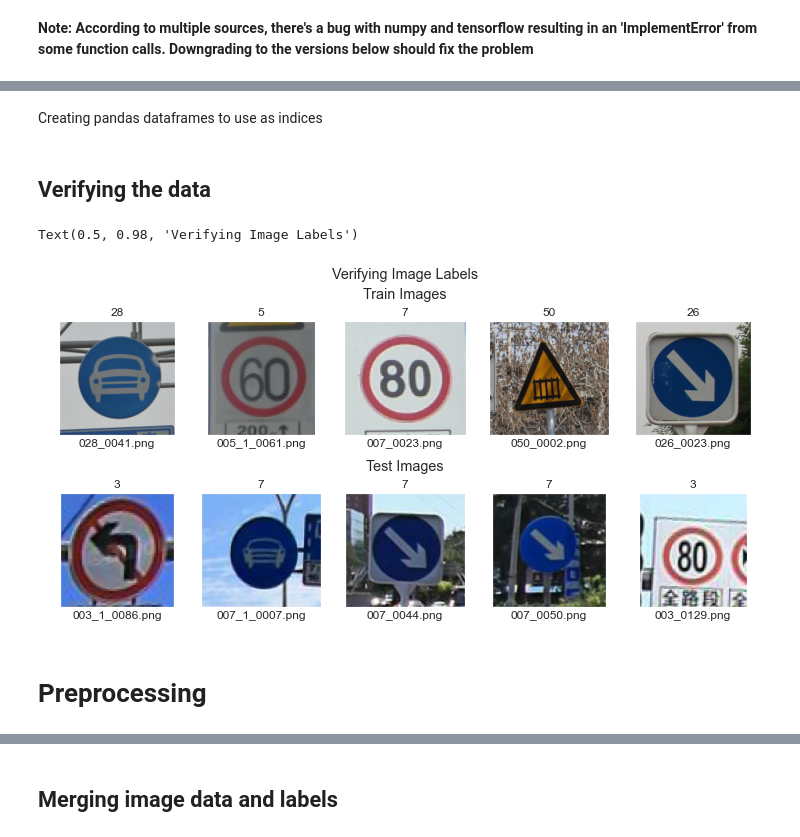
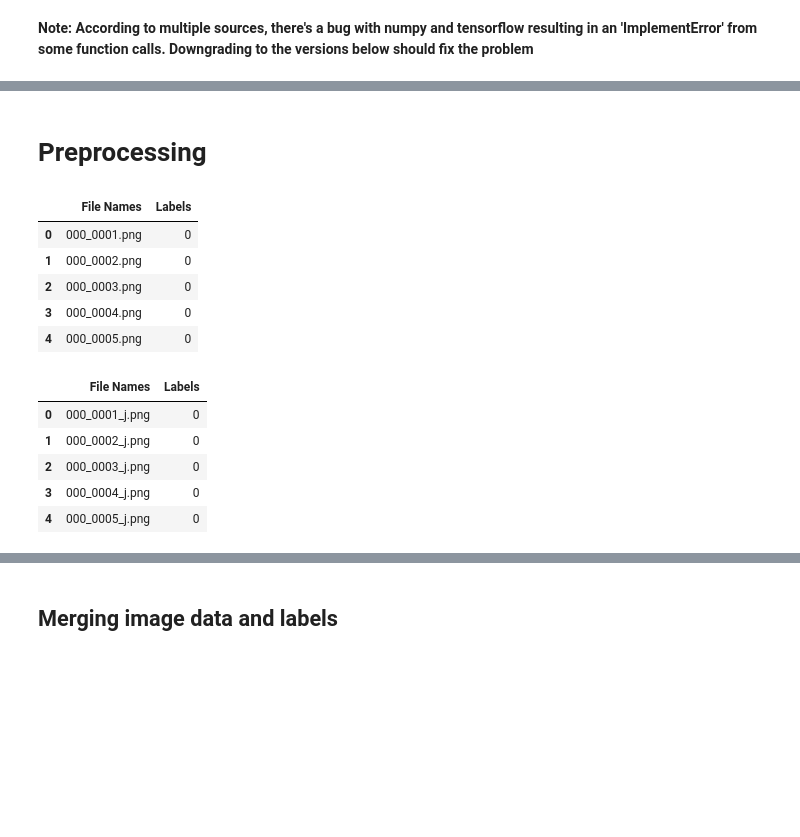
Before and after one commit to samuelnojadera/china-traffic-sign-classification, a Jupyter notebook: cnn.ipynb, the cells around one changed output, grey strips where cells are left out. Drawn from its saved outputs; the diff is of its cells as text; code cells hidden in the pictures; blank space fills up the shorter version.

```diff
--- a/cnn.ipynb
+++ b/cnn.ipynb
@@ -226,2 +39,0 @@ The missing classes are also in the list of classes with the lowest sample sizes
-# %% [markdown]
-Creating pandas dataframes to use as indices
@@ -240,50 +40,21 @@ df_test.drop(index=to_drop_test, inplace=True)
-# %% [markdown]
-## Verifying the data
-# %%
-random_train_idx = np.random.randint(low=0, high=len(df_train), size=5)
-random_test_idx = np.random.randint(low=0, high=len(df_test), size=5)
-
-fig = plt.figure(constrained_layout=True)
-fig.suptitle('Verifying Labels')
-
-subfigs = fig.subfigures(2)
-
-ax = subfigs[0].subplots(1, 5)
-for idx, img_idx in enumerate(random_train_idx):
-    img_fname = df_train['File Names'].iloc[img_idx]
-    img_label = df_train['Labels'].iloc[img_idx]
-    with Image.open(os.path.join(train_dir, img_fname)) as img:
-        ax[idx].imshow(img)
-    ax[idx].set(
-        xticks=[],
-        yticks=[],
-        title=img_label,
-        xlabel=img_fname
-    )
-
-ax = subfigs[1].subplots(1, 5)
-for idx, img_idx in enumerate(random_test_idx):
-    img_fname = df_train['File Names'].iloc[img_idx]
-    img_label = df_train['Labels'].iloc[img_idx]
-    with Image.open(os.path.join(test_dir, df_test['File Names'].iloc[img_idx])) as img:
-        ax[idx].imshow(img)
-    ax[idx].set(
-        xticks=[],
-        yticks=[],
-        title=img_label,
-        xlabel=img_fname
-    )
-
-subfigs[0].suptitle('Train Images')
-subfigs[1].suptitle('Test Images')
-
-fig.set(
-    figwidth=10,
-    figheight=5,
-)
-fig.suptitle('Verifying Image Labels')
-# %% [output]
-Text(0.5, 0.98, 'Verifying Image Labels')
-[figure, removed]
 # %% [markdown]
 # Preprocessing
+# %%
+df_train = pd.read_csv('data/train.csv')
+df_test = pd.read_csv('data/test.csv')
+
+display(df_train.head())
+display(df_test.head())
+# %% [output]
+|  | File Names | Labels |
+| 0 | 000_0001.png | 0 |
+| 1 | 000_0002.png | 0 |
+| 2 | 000_0003.png | 0 |
+| 3 | 000_0004.png | 0 |
+| 4 | 000_0005.png | 0 |
+|  | File Names | Labels |
+| 0 | 000_0001_j.png | 0 |
+| 1 | 000_0002_j.png | 0 |
+| 2 | 000_0003_j.png | 0 |
+| 3 | 000_0004_j.png | 0 |
+| 4 | 000_0005_j.png | 0 |
```
Also changed, not shown: parts of 68 cells of this notebook, 12 other files.
